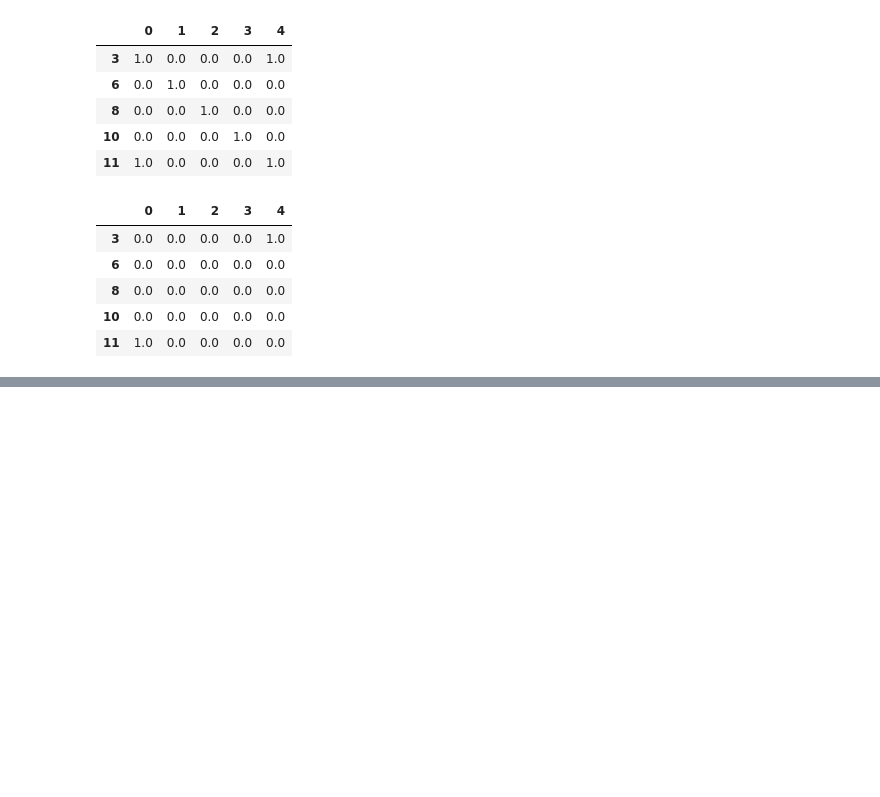
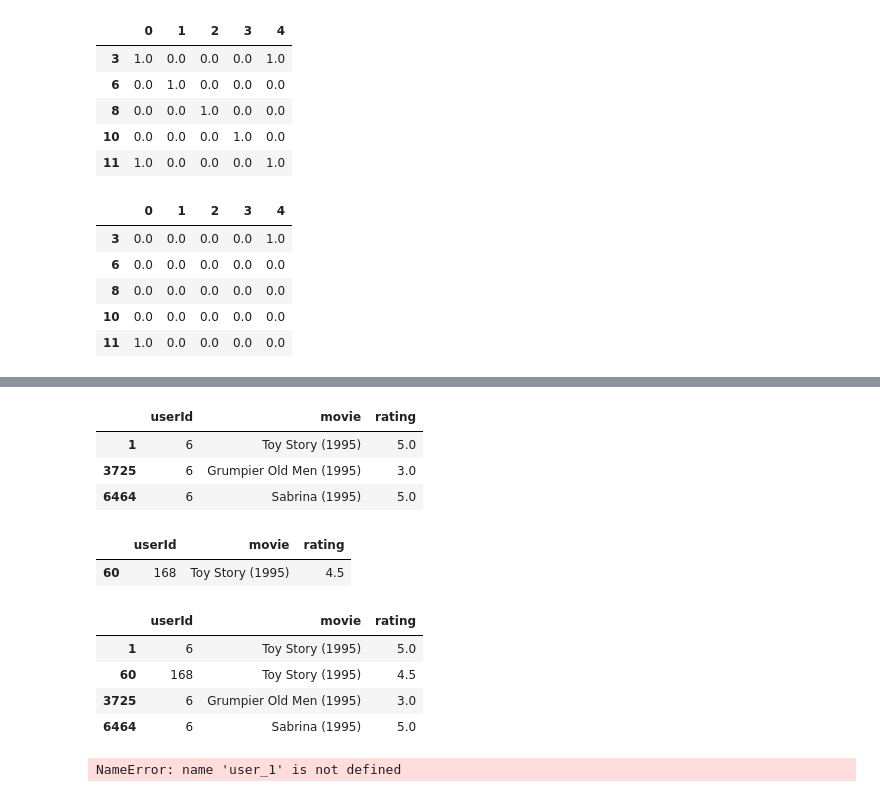
Before and after one commit to Sakshithreddy2004/LMS, a Jupyter notebook: Recomendation_Systems.ipynb, the cells around one changed output, grey strips where cells are left out. Saved outputs shown, nothing was run; the diff lists cells and outputs as text; code cells hidden in the pictures; blank space fills up the shorter version.

```diff
--- a/Recomendation_Systems.ipynb
+++ b/Recomendation_Systems.ipynb
@@ -8,8 +8,8 @@ Mounted at /content/drive
 # %%
 file_path="/content/drive/MyDrive/Movie.csv"
 import pandas as pd
-df=pd.read_csv(file_path)
-df.head()
+movies_df=pd.read_csv(file_path)
+movies_df.head()
 # %% [output]
 |  | userId | movie | rating |
 | 0 | 3 | Toy Story (1995) | 4.0 |
@@ -159,0 +170,24 @@ user_df_sim.iloc[0:5,0:5]
+# %%
+movies_df[(movies_df['userId']==6)]
+# %% [output]
+|  | userId | movie | rating |
+| 1 | 6 | Toy Story (1995) | 5.0 |
+| 3725 | 6 | Grumpier Old Men (1995) | 3.0 |
+| 6464 | 6 | Sabrina (1995) | 5.0 |
+# %%
+movies_df[(movies_df)['userId']==168]
+# %% [output]
+|  | userId | movie | rating |
+| 60 | 168 | Toy Story (1995) | 4.5 |
+# %%
+movies_df[(movies_df['userId']==6) | (movies_df['userId']==168)]
+# %% [output]
+|  | userId | movie | rating |
+| 1 | 6 | Toy Story (1995) | 5.0 |
+| 60 | 168 | Toy Story (1995) | 4.5 |
+| 3725 | 6 | Grumpier Old Men (1995) | 3.0 |
+| 6464 | 6 | Sabrina (1995) | 5.0 |
+# %%
+user_1.movie
+# %% [output]
+NameError: name 'user_1' is not defined
```
Also changed, not shown: parts of 1 cell of this notebook.
